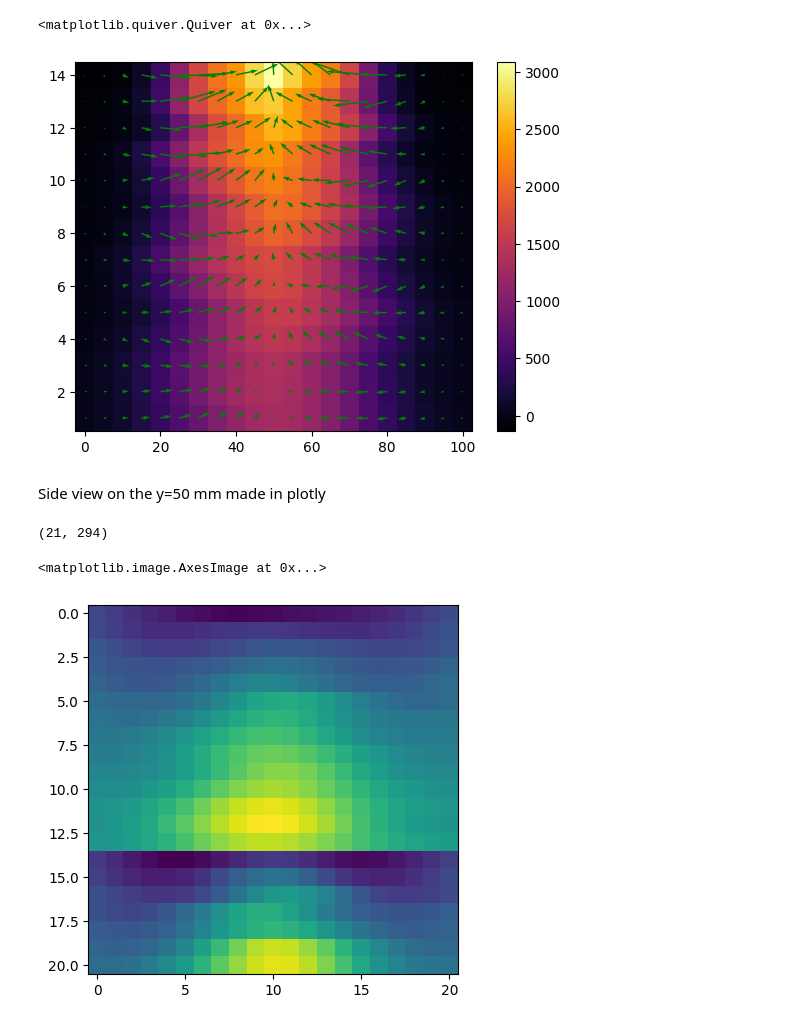
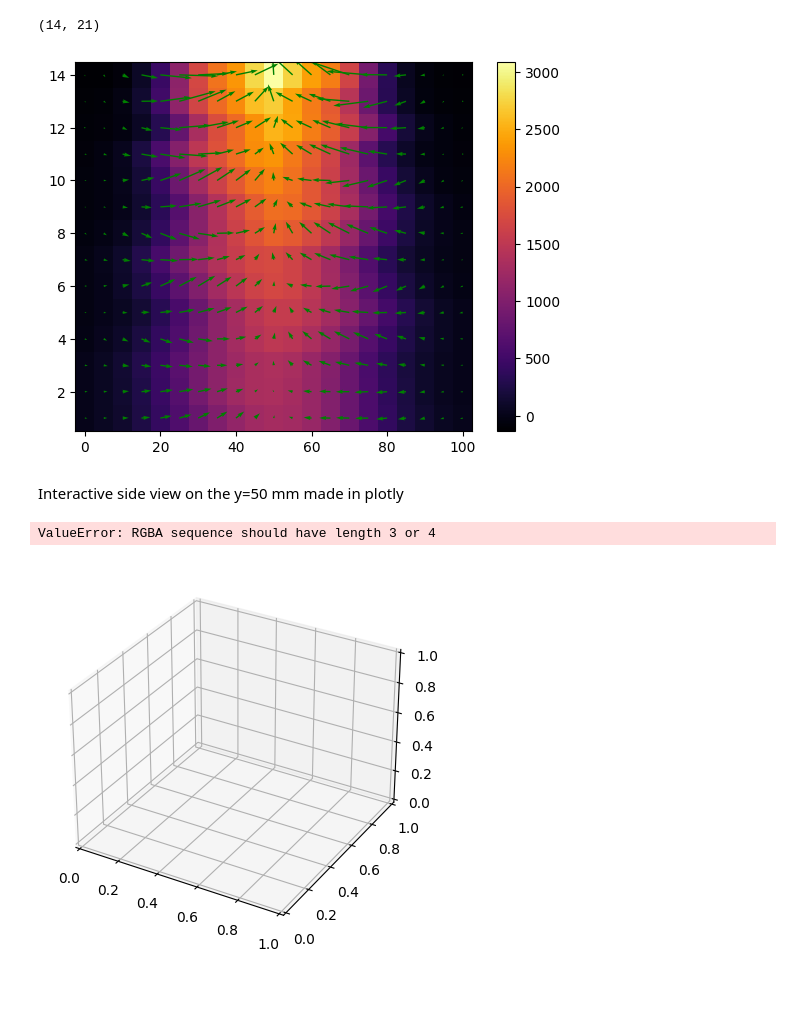
Before and after one commit to arteys/PhD-scripts, a Jupyter notebook: Magnetic_field_data_processing.ipynb, the cells around one changed output. Cells and saved outputs as stored; diff of their text form; code cells hidden in the pictures; blank space fills up the shorter version.

Commit message:
3d gradients through matplotlib. Doesnt like this

```diff
--- a/Magnetic_field_data_processing.ipynb
+++ b/Magnetic_field_data_processing.ipynb
@@ -90,11 +94,13 @@ plt.pcolormesh(xs, zs, field_flat_square_rot,cmap='inferno')
 plt.colorbar()
 # sns.heatmap(field_flat_square_rot, map='inferno')
 ax.quiver(xs, zs, dx, dz, color = 'green')
+
+print(np.shape(dz))
 # %% [output]
-<matplotlib.quiver.Quiver at 0x...>
+(14, 21)
 [figure]
 # %% [markdown]
-Side view on the y=50 mm made in plotly
+Interactive side view on the y=50 mm made in plotly
 # %%
 fig = px.scatter(field_flat, x='X', y='Z', color='B', opacity=1, color_continuous_scale='inferno')
 fig.update_traces(marker={'size': 10})
@@ -110,17 +116,29 @@ fig.update_layout(
         pad=4,
     )
 )
-# %%
-fields_pivoted_np = fields_df.pivot_table(index="Y", columns=["Z", "X"], values="B").to_numpy()
-fields_flat = fields_pivoted_np.flatten()
-print(np.shape(fields_pivoted_np))
-
-fields_flat_part = fields_pivoted_np[:,0:21]
-
-fields_cubed = np.reshape(fields_pivoted_np,(14,21,21))
-
-plt.imshow(fields_cubed[0,:,:])
-# %% [output]
-(21, 294)
-<matplotlib.image.AxesImage at 0x...>
-[figure, removed]
+# %%
+fields_pivoted_np = fields_df.pivot_table(index="Y", columns=["Z", "X"], values="B").to_numpy()
+fields_flat = fields_pivoted_np.flatten()
+# print(np.shape(fields_pivoted_np))
+
+fields_cubed = np.empty([14,21,21])
+n = 0
+
+for i in range(0,294,21):
+    fields_cubed[n,:,:] = fields_pivoted_np[:,i:i+21]
+    n = n+1
+
+# x = np.linspace(0,100,21)
+# y = np.linspace(0,100,21)
+# z = np.linspace(1,14,14)
+
+u,v,w = np.gradient(fields_cubed)
+
+x, y, z = np.meshgrid(np.arange(0, 105, 5), np.arange(1, 15, 1), np.arange(0, 105, 5))
+
+ax = plt.axes(projection = "3d")
+ax.quiver(x,y,z,u,v,w, length = 0.001)
+print(np.shape(fields_cubed))
+# %% [output]
+ValueError: RGBA sequence should have length 3 or 4
+[figure, added]
```
Also changed, not shown: parts of 2 cells of this notebook.
